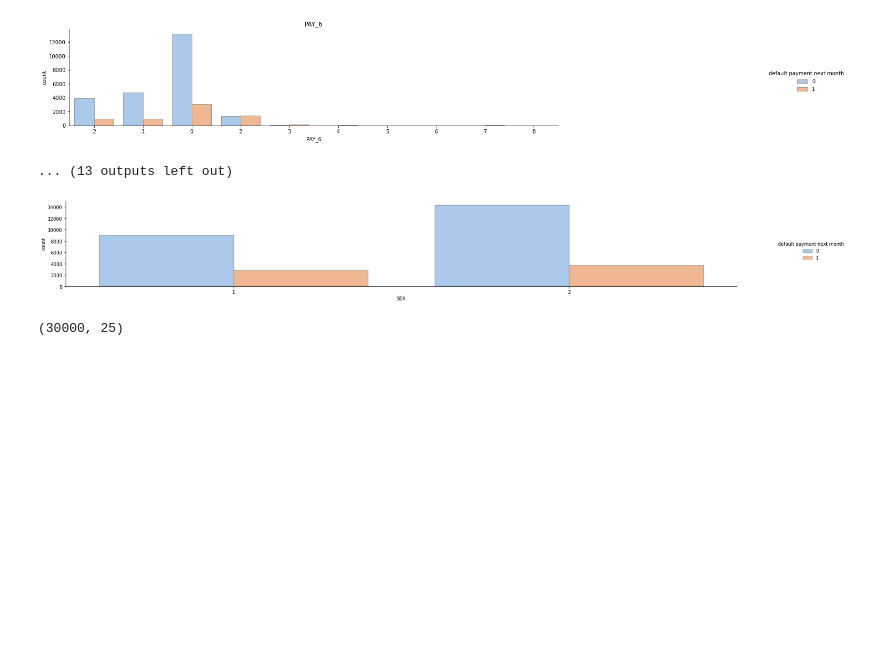
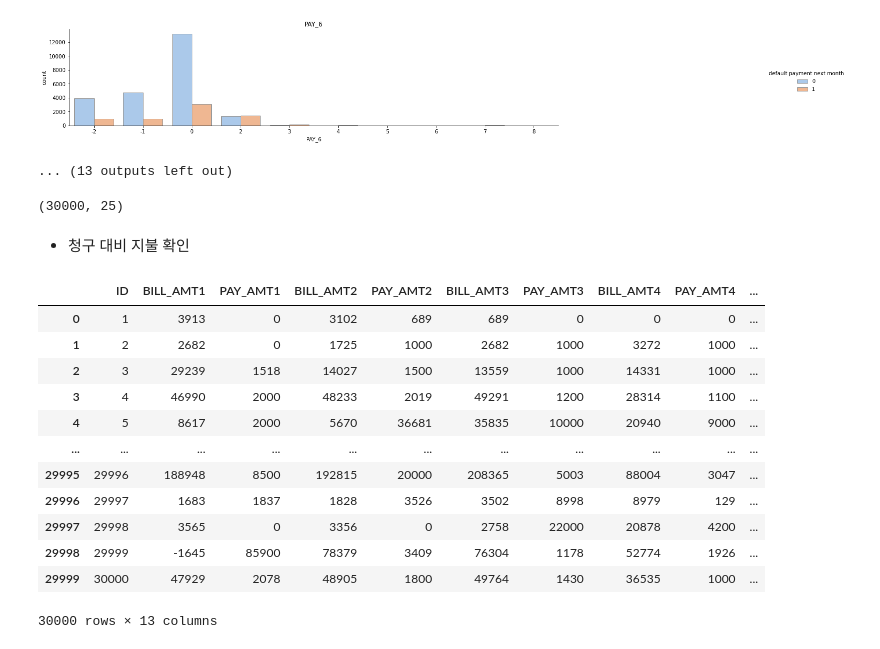
Before and after one commit to seonydg/ml-classification-credit-card-default, a Jupyter notebook: credit-card-default.ipynb, the cells around one changed output. Cells and saved outputs as stored; diff of their text form; code cells hidden in the pictures; blank space fills up the shorter version.

```diff
--- a/credit-card-default.ipynb
+++ b/credit-card-default.ipynb
@@ -119,12 +119,26 @@ plt.show()
 [figure]
 [figure]
 ... (13 outputs left out)
-# %%
-sns.catplot(x="SEX", kind="count",palette="pastel", hue='default payment next month', edgecolor=".6",data=df, aspect=3)
-plt.gcf().set_size_inches(25, 3)
-# %% [output]
-[figure, removed]
 # %%
 df.shape
 # %% [output]
 (30000, 25)
+# %% [markdown]
+- 청구 대비 지불 확인
+# %%
+# 청구 수준 대비 지불 수준 확인
+df[['ID', 'BILL_AMT1', 'PAY_AMT1', 'BILL_AMT2', 'PAY_AMT2', 'BILL_AMT3', 'PAY_AMT3', 'BILL_AMT4', 'PAY_AMT4', 'BILL_AMT5', 'PAY_AMT5', 'BILL_AMT6', 'PAY_AMT6']]
+# %% [output]
+|  | ID | BILL_AMT1 | PAY_AMT1 | BILL_AMT2 | PAY_AMT2 | BILL_AMT3 | PAY_AMT3 | BILL_AMT4 | PAY_AMT4 | ... |
+| 0 | 1 | 3913 | 0 | 3102 | 689 | 689 | 0 | 0 | 0 | ... |
+| 1 | 2 | 2682 | 0 | 1725 | 1000 | 2682 | 1000 | 3272 | 1000 | ... |
+| 2 | 3 | 29239 | 1518 | 14027 | 1500 | 13559 | 1000 | 14331 | 1000 | ... |
+| 3 | 4 | 46990 | 2000 | 48233 | 2019 | 49291 | 1200 | 28314 | 1100 | ... |
+| 4 | 5 | 8617 | 2000 | 5670 | 36681 | 35835 | 10000 | 20940 | 9000 | ... |
+| ... | ... | ... | ... | ... | ... | ... | ... | ... | ... | ... |
+| 29995 | 29996 | 188948 | 8500 | 192815 | 20000 | 208365 | 5003 | 88004 | 3047 | ... |
+| 29996 | 29997 | 1683 | 1837 | 1828 | 3526 | 3502 | 8998 | 8979 | 129 | ... |
+| 29997 | 29998 | 3565 | 0 | 3356 | 0 | 2758 | 22000 | 20878 | 4200 | ... |
+| 29998 | 29999 | -1645 | 85900 | 78379 | 3409 | 76304 | 1178 | 52774 | 1926 | ... |
+| 29999 | 30000 | 47929 | 2078 | 48905 | 1800 | 49764 | 1430 | 36535 | 1000 | ... |
+30000 rows × 13 columns
```
Also changed, not shown: parts of 2 cells of this notebook.
